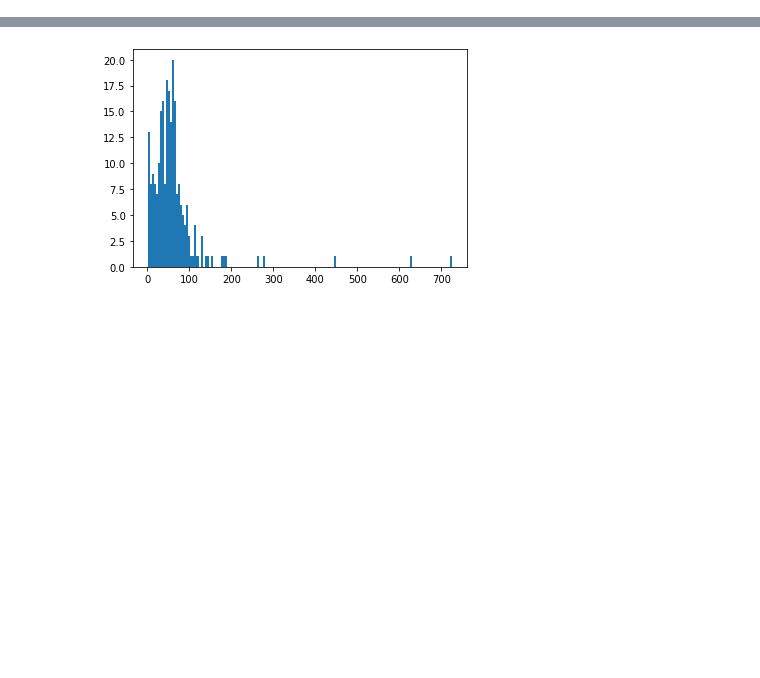
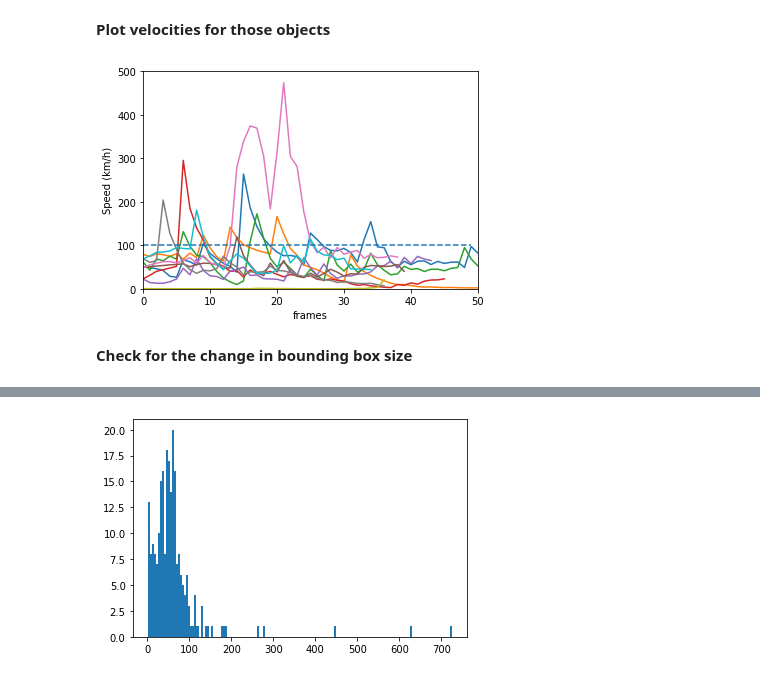
Before and after one commit to hector6298/EVOCamCal-vehicleSpeedEstimation, a Jupyter notebook: velocityHist.ipynb, the cells around one changed output, grey strips where cells are left out. Drawn from its saved outputs; the diff is of its cells as text; code cells hidden in the pictures; blank space fills up the shorter version.

```diff
--- a/velocityHist.ipynb
+++ b/velocityHist.ipynb
@@ -10,0 +82,14 @@ rand_ids = np.random.choice(ids, size=10, replace=False)
+# %% [markdown]
+**Plot velocities for those objects**
+# %%
+for i in range(len(inds)):
+    _ = plt.plot(inds[i], sorted_samples[i], )
+    _ = plt.xlim(0, 50)
+    _ = plt.ylim(0,500)
+_ = plt.plot(range(50), [100]*50, '--')
+_ = plt.xlabel("frames")
+_ = plt.ylabel("Speed (km/h)")
+# %% [output]
+[figure, added]
+# %% [markdown]
+**Check for the change in bounding box size**
```
Also changed, not shown: parts of 24 cells of this notebook, 22 other files.
